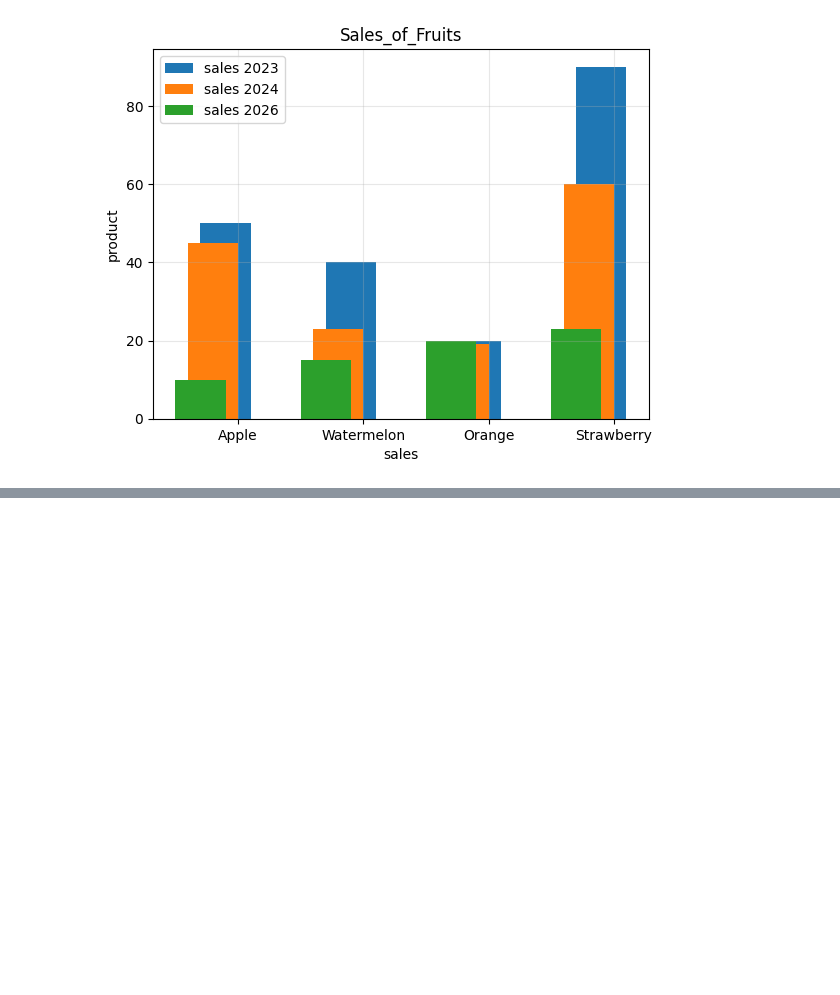
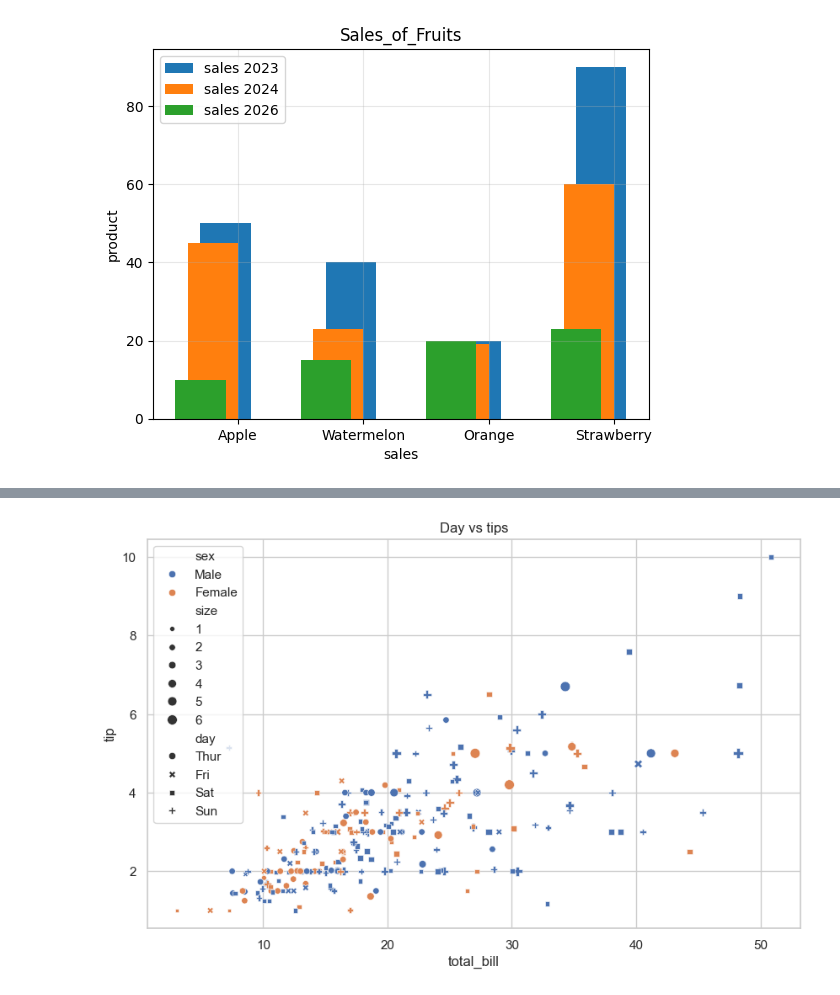
Before and after one commit to rupalighatale9/Rupali-Python-Practice, a Jupyter notebook: visualization.ipynb, the cells around one changed output, grey strips where cells are left out. Saved outputs shown, nothing was run; the diff lists cells and outputs as text; code cells hidden in the pictures; blank space fills up the shorter version.

```diff
--- a/visualization.ipynb
+++ b/visualization.ipynb
@@ -96,0 +182,14 @@ plt.show()
+# %%
+sns.scatterplot(
+    data=tips,
+    x='total_bill',
+    y='tip',
+    hue='sex', #color by gender
+    style='day', #difference
+    size='size',
+    palette='deep'
+)
+plt.title("Day vs tips")
+plt.show()
+# %% [output]
+[figure, added]
```
Also changed, not shown: parts of 12 cells of this notebook.
